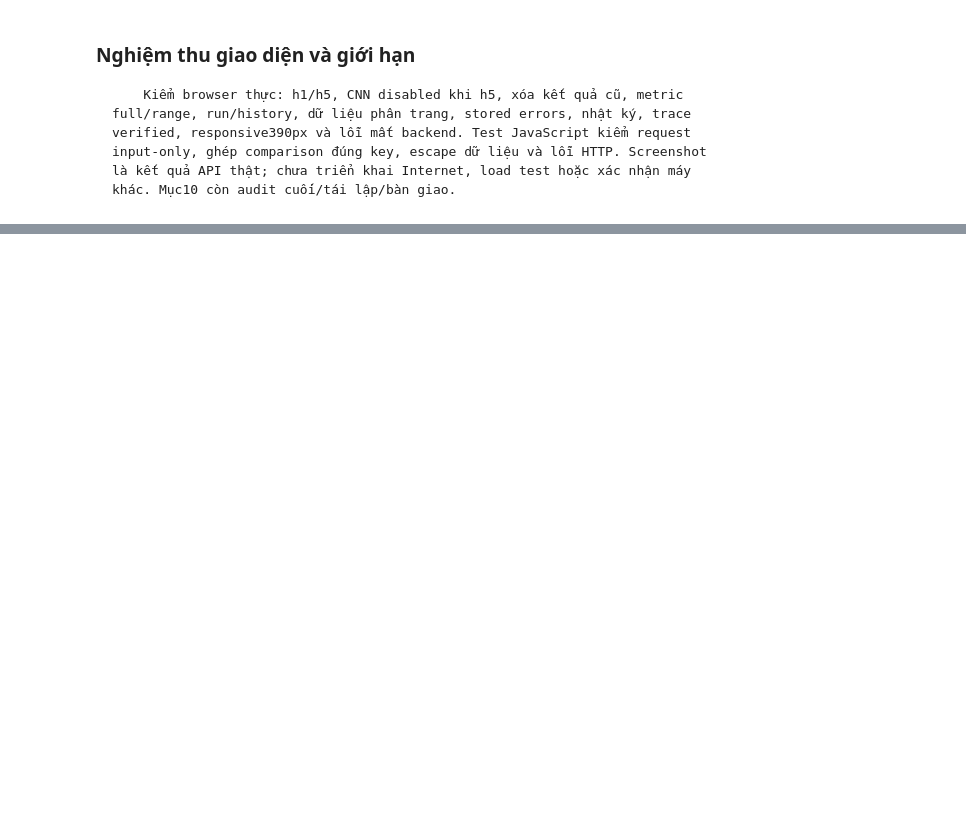
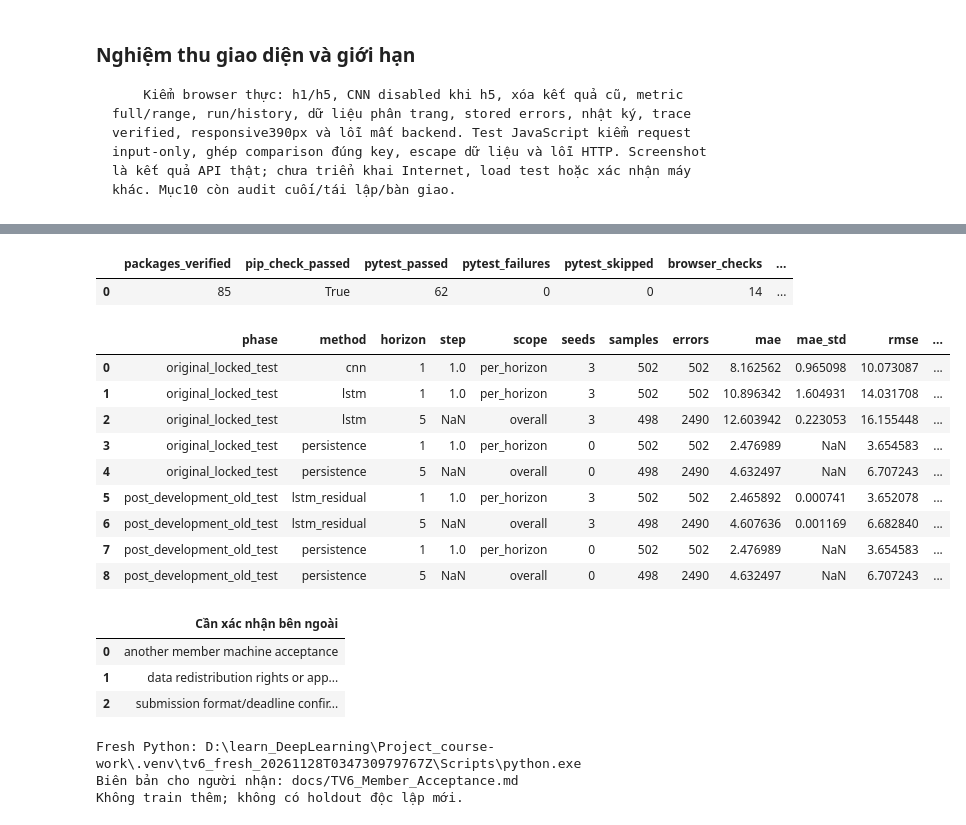
Before and after one commit to baochan24/Stock_Forecasting_Group4, a Jupyter notebook: notebooks/06_TV6_Integration_Evaluation_and_Demo.ipynb, the cells around one changed output, grey strips where cells are left out. Cells and saved outputs as stored; diff of their text form; code cells hidden in the pictures; blank space fills up the shorter version.

```diff
--- a/notebooks/06_TV6_Integration_Evaluation_and_Demo.ipynb
+++ b/notebooks/06_TV6_Integration_Evaluation_and_Demo.ipynb
@@ -1679,0 +1756,34 @@ Tiếp theo mục10: audit cuối, tái lập và bàn giao; chưa push hoặc u
+# %%
+closure_pointer=json.loads((api_root/'logs/audit/tv6_closure_latest.json').read_text(encoding='utf-8'))
+closure_folder=api_root/closure_pointer['folder']
+closure_checks=json.loads((closure_folder/'local_checks.json').read_text(encoding='utf-8'))
+assert closure_checks['passed'] and closure_checks['fresh_install_verified'] and not closure_checks['training']
+for name,sha in closure_checks['evidence_hashes'].items():
+    assert hashlib.sha256((closure_folder/name).read_bytes()).hexdigest()==sha,name
+assert validate_release(api_root)['semantic_sha256']==closure_checks['release_sha256']
+display(pd.DataFrame([{k:closure_checks[k] for k in ['packages_verified','pip_check_passed','pytest_passed','pytest_failures','pytest_skipped','browser_checks','javascript_tests','same_machine','verified_on_other_machine']}]))
+display(pd.read_csv(api_root/'reports/tables/TV6_Final_Comparison.csv'))
+display(pd.DataFrame({'Cần xác nhận bên ngoài':closure_checks['remaining_external']}))
+print('Fresh Python:',closure_checks['fresh_python'])
+print('Biên bản cho người nhận: docs/TV6_Member_Acceptance.md')
+print('Không train thêm; không có holdout độc lập mới.')
+# %% [output]
+|  | packages_verified | pip_check_passed | pytest_passed | pytest_failures | pytest_skipped | browser_checks | ... |
+| 0 | 85 | True | 62 | 0 | 0 | 14 | ... |
+|  | phase | method | horizon | step | scope | seeds | samples | errors | mae | mae_std | rmse | ... |
+| 0 | original_locked_test | cnn | 1 | 1.0 | per_horizon | 3 | 502 | 502 | 8.162562 | 0.965098 | 10.073087 | ... |
+| 1 | original_locked_test | lstm | 1 | 1.0 | per_horizon | 3 | 502 | 502 | 10.896342 | 1.604931 | 14.031708 | ... |
+| 2 | original_locked_test | lstm | 5 | NaN | overall | 3 | 498 | 2490 | 12.603942 | 0.223053 | 16.155448 | ... |
+| 3 | original_locked_test | persistence | 1 | 1.0 | per_horizon | 0 | 502 | 502 | 2.476989 | NaN | 3.654583 | ... |
+| 4 | original_locked_test | persistence | 5 | NaN | overall | 0 | 498 | 2490 | 4.632497 | NaN | 6.707243 | ... |
+| 5 | post_development_old_test | lstm_residual | 1 | 1.0 | per_horizon | 3 | 502 | 502 | 2.465892 | 0.000741 | 3.652078 | ... |
+| 6 | post_development_old_test | lstm_residual | 5 | NaN | overall | 3 | 498 | 2490 | 4.607636 | 0.001169 | 6.682840 | ... |
+| 7 | post_development_old_test | persistence | 1 | 1.0 | per_horizon | 0 | 502 | 502 | 2.476989 | NaN | 3.654583 | ... |
+| 8 | post_development_old_test | persistence | 5 | NaN | overall | 0 | 498 | 2490 | 4.632497 | NaN | 6.707243 | ... |
+|  | Cần xác nhận bên ngoài |
+| 0 | another member machine acceptance |
+| 1 | data redistribution rights or app... |
+| 2 | submission format/deadline confir... |
+Fresh Python: D:\learn_DeepLearning\Project_course-work\.venv\tv6_fresh_20261128T034730979767Z\Scripts\python.exe
+Biên bản cho người nhận: docs/TV6_Member_Acceptance.md
+Không train thêm; không có holdout độc lập mới.
```
Also changed, not shown: parts of 11 cells of this notebook, 35 other files.
